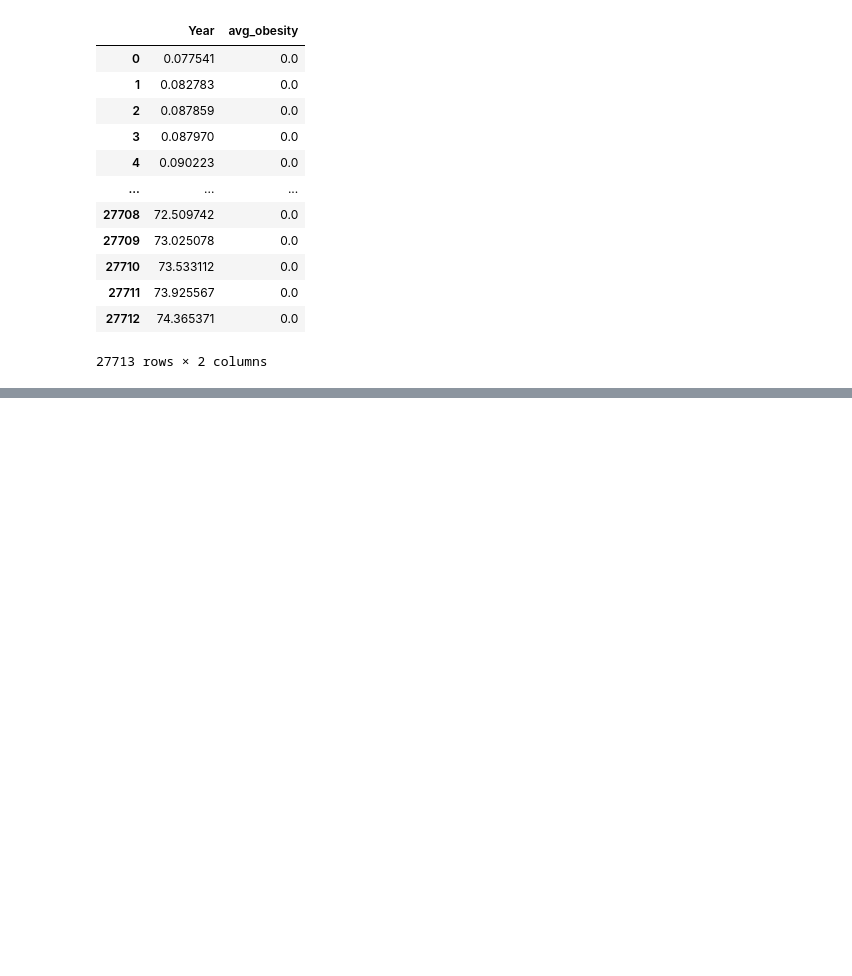
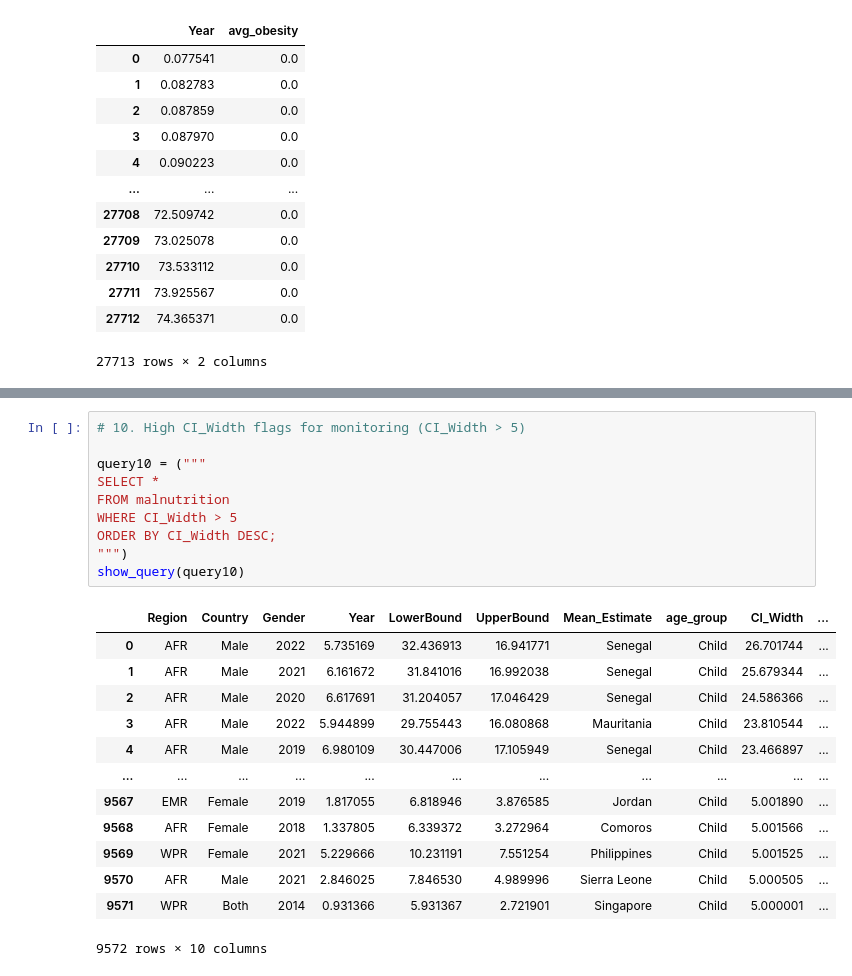
Before and after one commit to ArunK-ML/Project---Nutrition-Paradox-A-Global-View-on-Obesity-and-Malnutrition, a Jupyter notebook: Nutrition_Paradox_Near_Final.ipynb, the cells around one changed output, grey strips where cells are left out. Drawn from its saved outputs; the diff is of its cells as text; blank space fills up the shorter version.

```diff
--- a/Nutrition_Paradox_Near_Final.ipynb
+++ b/Nutrition_Paradox_Near_Final.ipynb
@@ -1069,0 +1228,24 @@ show_query(query11)
+# %%
+# 10. High CI_Width flags for monitoring (CI_Width > 5)
+
+query10 = ("""
+SELECT *
+FROM malnutrition
+WHERE CI_Width > 5
+ORDER BY CI_Width DESC;
+""")
+show_query(query10)
+# %% [output]
+|  | Region | Country | Gender | Year | LowerBound | UpperBound | Mean_Estimate | age_group | CI_Width | ... |
+| 0 | AFR | Male | 2022 | 5.735169 | 32.436913 | 16.941771 | Senegal | Child | 26.701744 | ... |
+| 1 | AFR | Male | 2021 | 6.161672 | 31.841016 | 16.992038 | Senegal | Child | 25.679344 | ... |
+| 2 | AFR | Male | 2020 | 6.617691 | 31.204057 | 17.046429 | Senegal | Child | 24.586366 | ... |
+| 3 | AFR | Male | 2022 | 5.944899 | 29.755443 | 16.080868 | Mauritania | Child | 23.810544 | ... |
+| 4 | AFR | Male | 2019 | 6.980109 | 30.447006 | 17.105949 | Senegal | Child | 23.466897 | ... |
+| ... | ... | ... | ... | ... | ... | ... | ... | ... | ... | ... |
+| 9567 | EMR | Female | 2019 | 1.817055 | 6.818946 | 3.876585 | Jordan | Child | 5.001890 | ... |
+| 9568 | AFR | Female | 2018 | 1.337805 | 6.339372 | 3.272964 | Comoros | Child | 5.001566 | ... |
+| 9569 | WPR | Female | 2021 | 5.229666 | 10.231191 | 7.551254 | Philippines | Child | 5.001525 | ... |
+| 9570 | AFR | Male | 2021 | 2.846025 | 7.846530 | 4.989996 | Sierra Leone | Child | 5.000505 | ... |
+| 9571 | WPR | Both | 2014 | 0.931366 | 5.931367 | 2.721901 | Singapore | Child | 5.000001 | ... |
+9572 rows × 10 columns
```
Also changed, not shown: parts of 10 cells of this notebook.
